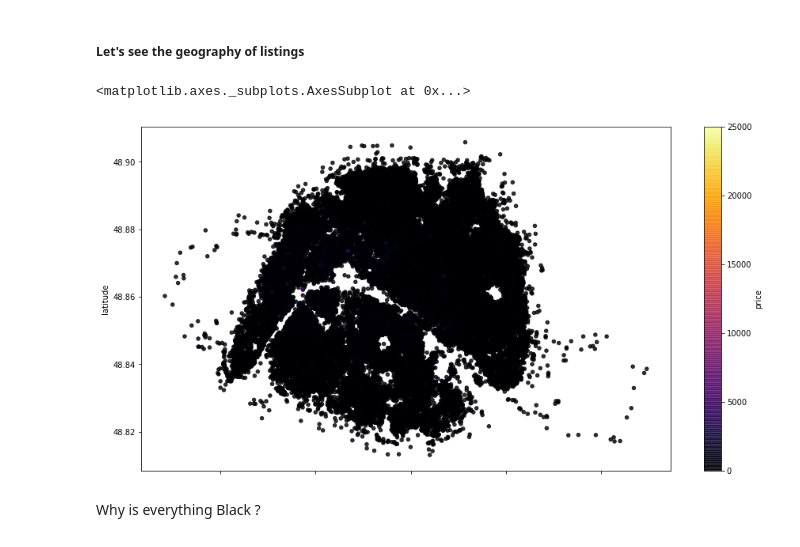
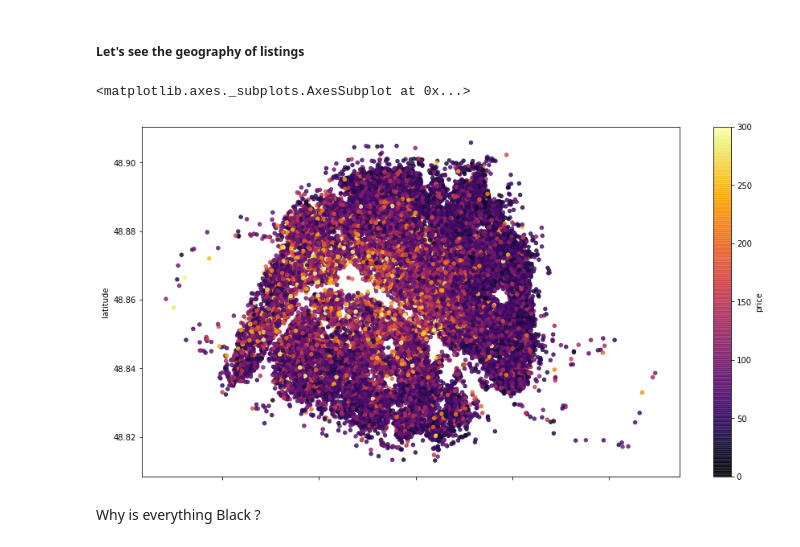
Before and after one commit to Campano/data-analysis, a Jupyter notebook: Notebook_Noe_IN_class.ipynb, the cells around one changed output. Saved outputs shown, nothing was run; the diff lists cells and outputs as text; code cells hidden in the pictures.

```diff
--- a/Notebook_Noe_IN_class.ipynb
+++ b/Notebook_Noe_IN_class.ipynb
@@ -84,3 +220,4 @@ We want to create a new column named **full_price** that takes into account the
 ##### Drop/Fill the empty values
 # %%
 #fill the missing host_response_rate with "0%"
+paris_df["host_response_rate"].fillna("0%",inplace=True)
@@ -87,2 +244,3 @@ We want to create a new column named **full_price** that takes into account the
 # %%
 #drop the listings with no description
+paris_df.dropna(subset=["description"],inplace=True)
@@ -98,6 +254,7 @@ We want to create a new column named **full_price** that takes into account the
 ##### Change value types
 # %%
 #change response rate to float
-
+paris_df["host_response_rate"] = paris_df["host_response_rate"].str.replace("%","")
 
 #check if changes were indeed made
+paris_df["host_response_rate"] = paris_df["host_response_rate"].astype(float)
@@ -113,3 +318,5 @@ We want to create a new column named **full_price** that takes into account the
 #### What is the average rating for expensive and affordable listings   ❓
 # %%
 #create the two datasets
+affordable = paris_df[paris_df.price_category =="Affordable"]
+expensive = paris_df[paris_df.price_category =="Expensive"]
@@ -195,18 +422,18 @@ sns.violinplot(data=affordable, x="zipcode", y="price", order=order)
 # %% [markdown]
 ##### Let's see the geography of listings
 # %%
-paris_df.plot(
+affordable.plot(
     kind='scatter',
     x='longitude',
     y='latitude',
     c='price',
     cmap='inferno',
     colorbar=True,
     alpha=0.8,
     figsize=(15,8))
 # %% [output]
 <matplotlib.axes._subplots.AxesSubplot at 0x...>
-[figure, old version]
+[figure, new version]
 # %% [markdown]
 Why is everything Black ?
 # %%
```
Also changed, not shown: parts of 33 cells of this notebook, 5 other files.
